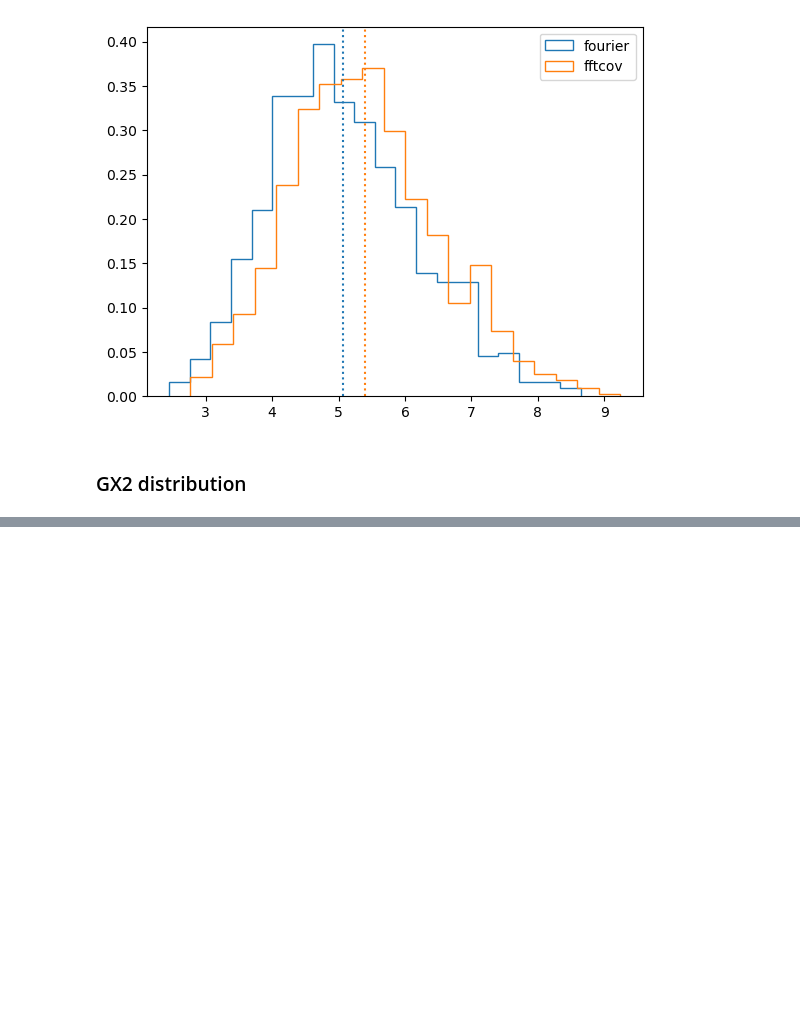
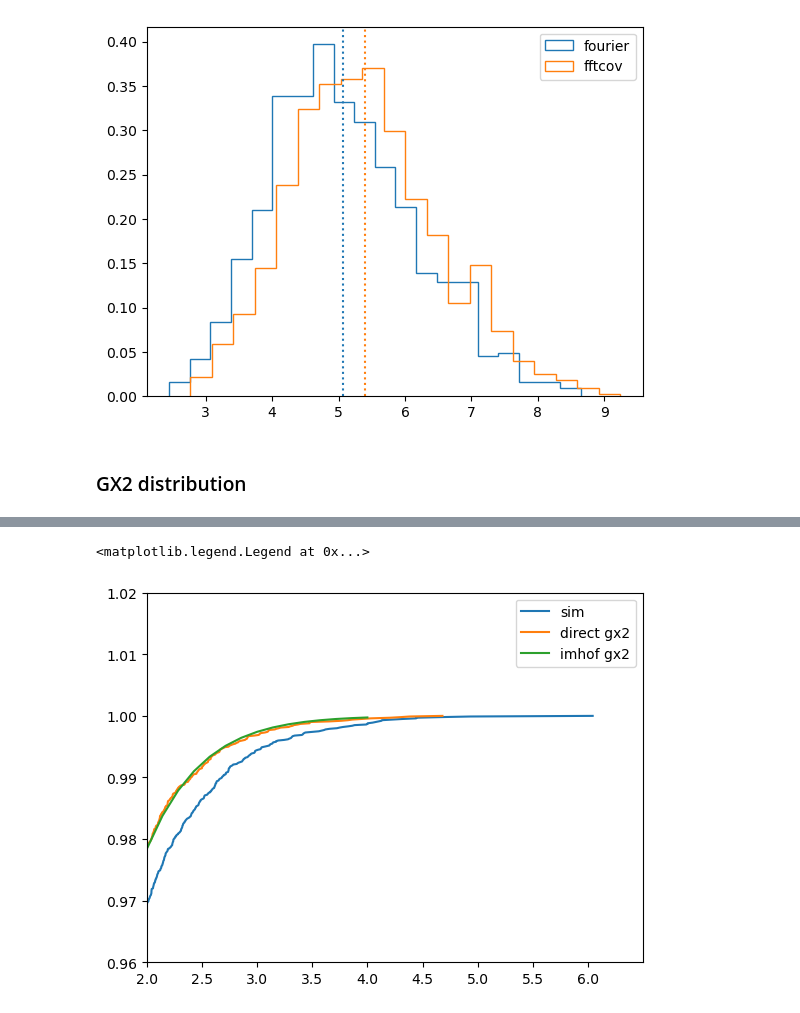
Before and after one commit to nanograv/discovery, a Jupyter notebook: examples/os_example.ipynb, the cells around one changed output, grey strips where cells are left out. Drawn from its saved outputs; the diff is of its cells as text; code cells hidden in the pictures; blank space fills up the shorter version.

```diff
--- a/examples/os_example.ipynb
+++ b/examples/os_example.ipynb
@@ -342,0 +469,9 @@ pp.plot(xs, os.gx2cdf(p0, xs, cutoff=1e-6, limit=200, epsabs=1e-6))
+# %%
+pp.plot(*makecdf(snrs2), label='sim')
+pp.plot(*makecdf(dsnr), label='direct gx2')
+pp.plot(xs2, cs2, label='imhof gx2')
+pp.axis(xmin=2, ymin=0.96, ymax=1.02)
+pp.legend()
+# %% [output]
+<matplotlib.legend.Legend at 0x...>
+[figure, added]
```
Also changed, not shown: parts of 54 cells of this notebook, 5 other files.
